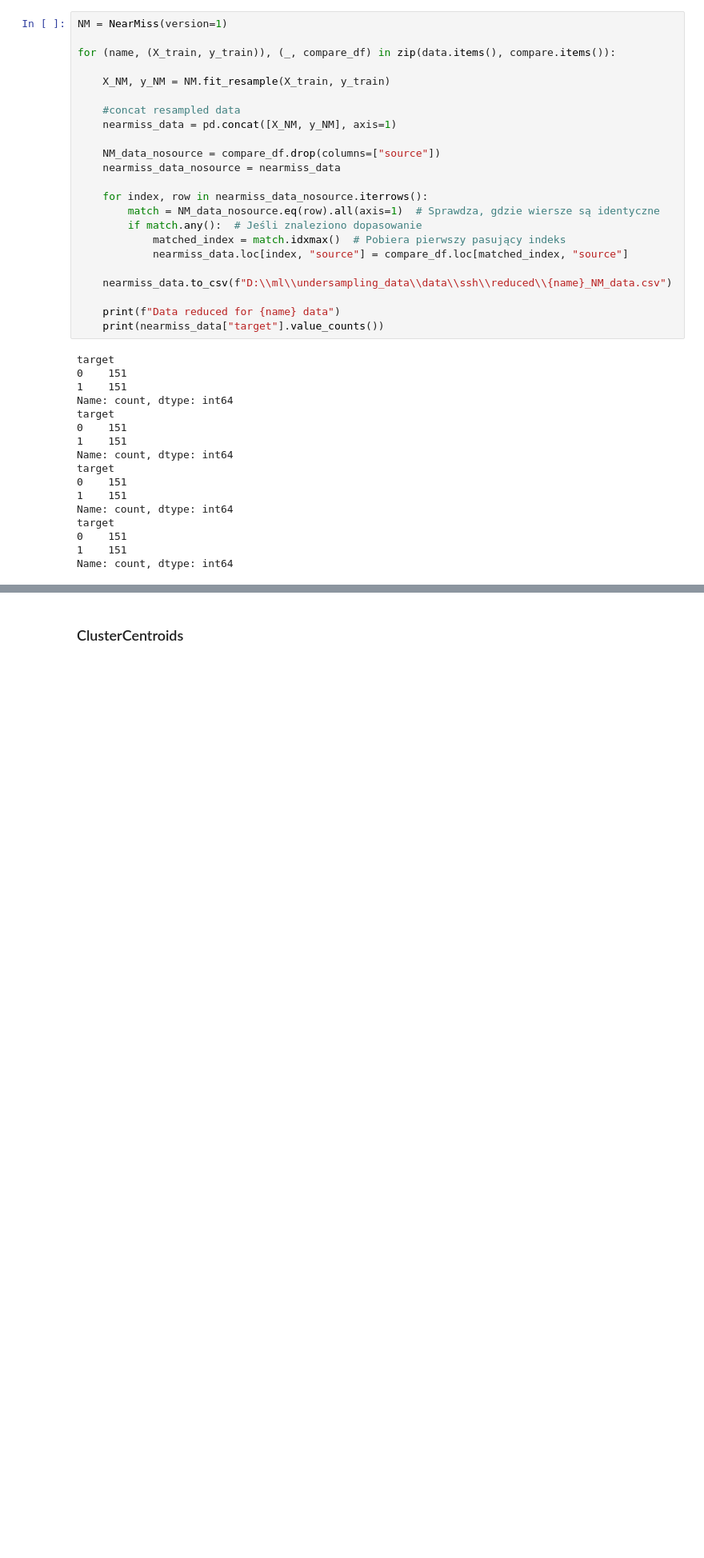
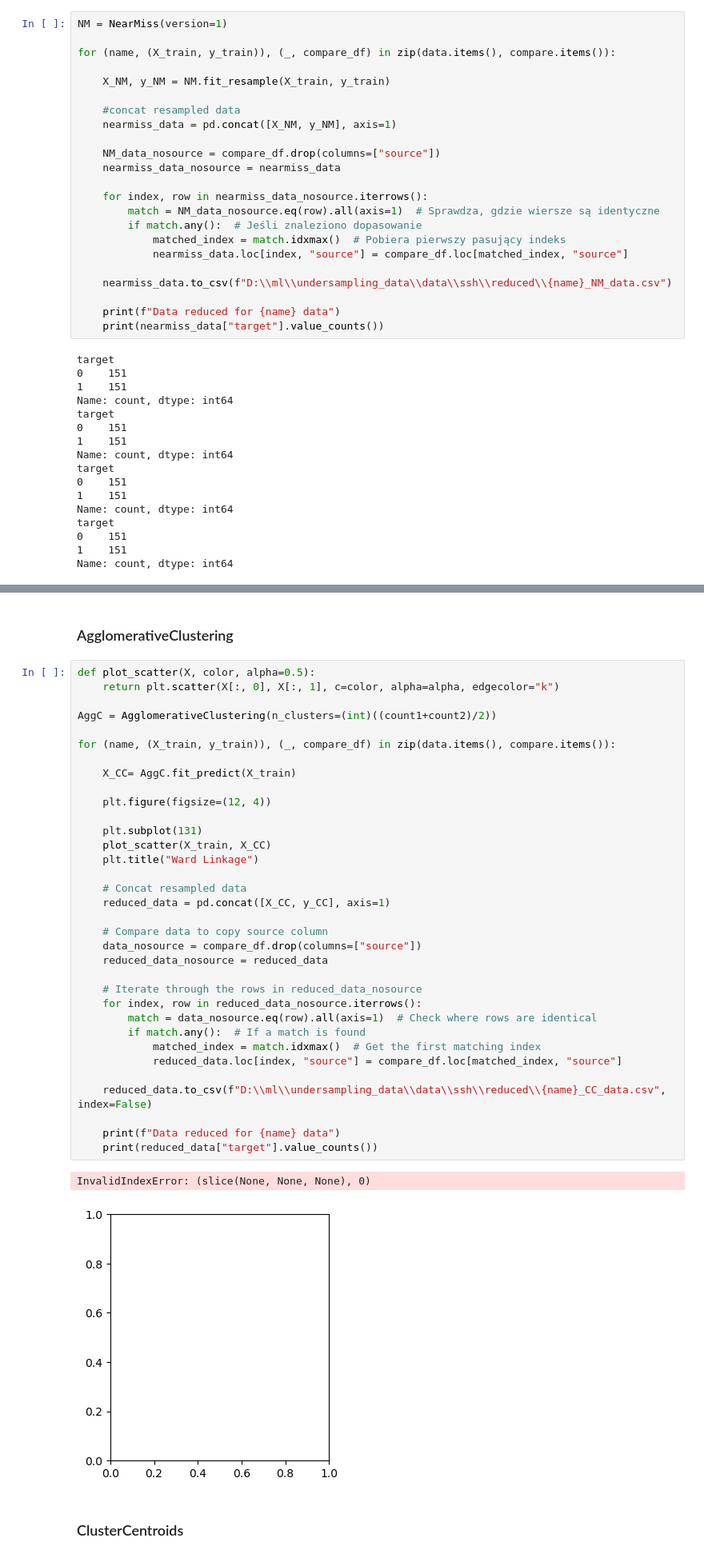
Before and after one commit to BeNNeTTcik/undersampling_data, a Jupyter notebook: notebooks/ssh_undersamppling.ipynb, the cells around one changed output, grey strips where cells are left out. Shown at 80% size. Cells and saved outputs as stored; diff of their text form; blank space fills up the shorter version.

```diff
--- a/notebooks/ssh_undersamppling.ipynb
+++ b/notebooks/ssh_undersamppling.ipynb
@@ -166,3 +226,42 @@ Name: count, dtype: int64
+# %% [markdown]
+### AgglomerativeClustering
+# %%
+def plot_scatter(X, color, alpha=0.5):
+    return plt.scatter(X[:, 0], X[:, 1], c=color, alpha=alpha, edgecolor="k")
+
+AggC = AgglomerativeClustering(n_clusters=(int)((count1+count2)/2))
+
+for (name, (X_train, y_train)), (_, compare_df) in zip(data.items(), compare.items()):
+
+    X_CC= AggC.fit_predict(X_train)
+
+    plt.figure(figsize=(12, 4))
+
+    plt.subplot(131)
+    plot_scatter(X_train, X_CC)
+    plt.title("Ward Linkage")
+
+    # Concat resampled data
+    reduced_data = pd.concat([X_CC, y_CC], axis=1)
+
+    # Compare data to copy source column
+    data_nosource = compare_df.drop(columns=["source"])
+    reduced_data_nosource = reduced_data
+
+    # Iterate through the rows in reduced_data_nosource
+    for index, row in reduced_data_nosource.iterrows():
+        match = data_nosource.eq(row).all(axis=1)  # Check where rows are identical
+        if match.any():  # If a match is found
+            matched_index = match.idxmax()  # Get the first matching index
+            reduced_data.loc[index, "source"] = compare_df.loc[matched_index, "source"]
+
+    reduced_data.to_csv(f"D:\\ml\\undersampling_data\\data\\ssh\\reduced\\{name}_CC_data.csv", index=False)
+
+    print(f"Data reduced for {name} data")
+    print(reduced_data["target"].value_counts())
+# %% [output]
+InvalidIndexError: (slice(None, None, None), 0)
+[figure, added]
 # %% [markdown]
 ### ClusterCentroids
 # %%
```
Also changed, not shown: parts of 4 cells of this notebook, 8 other files.
